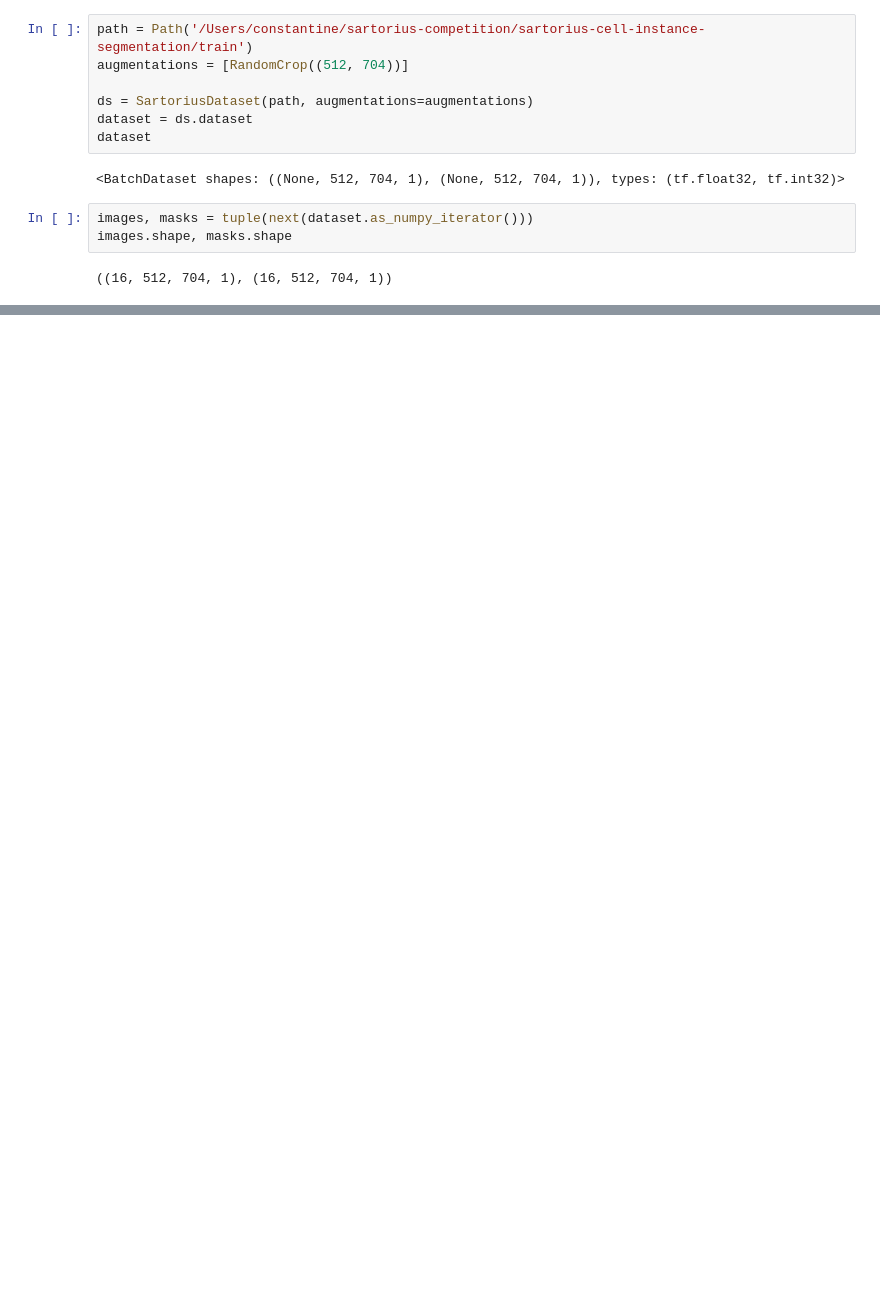
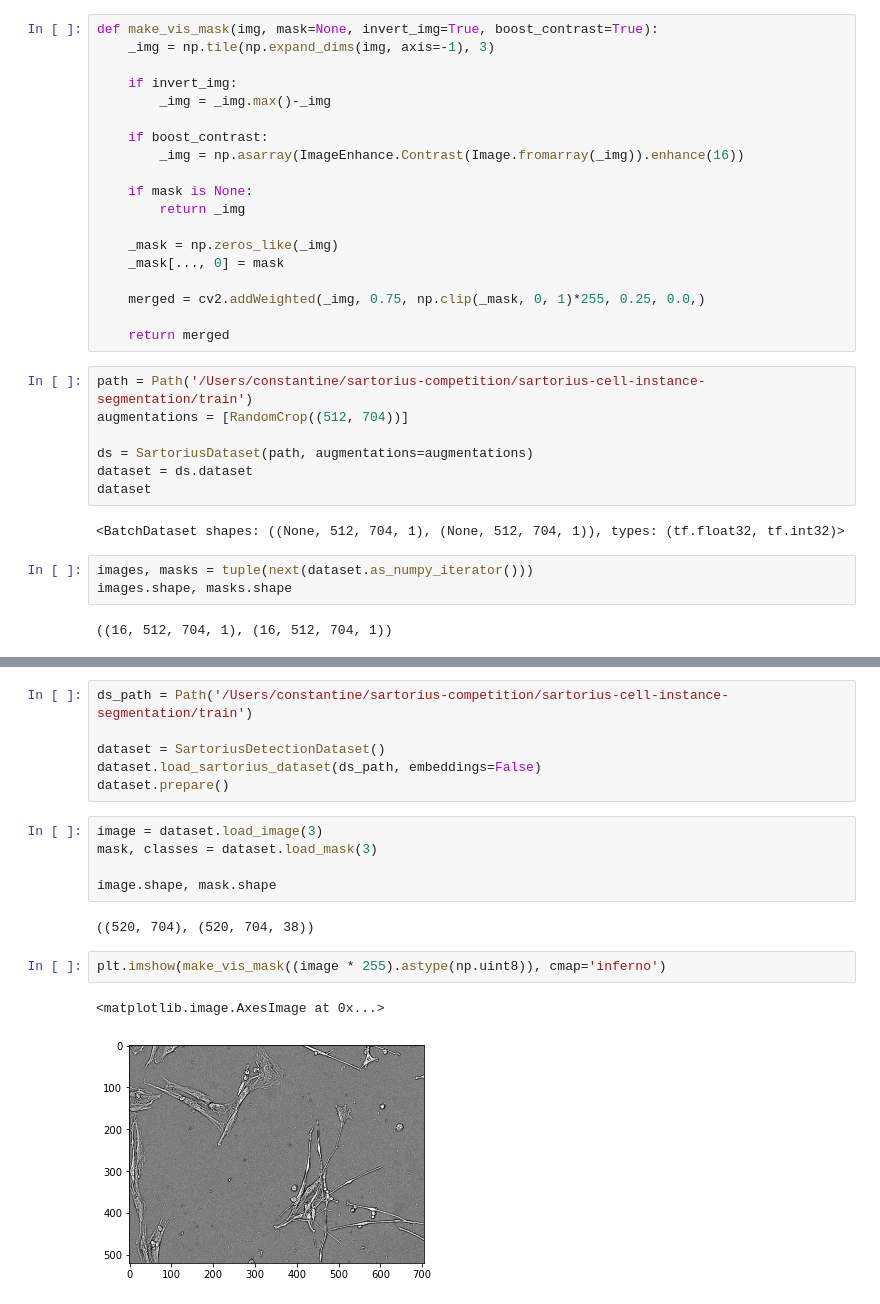
Before and after one commit to constantine7cd/sartorius-competition, a Jupyter notebook: notebooks/DatasetDraft.ipynb, the cells around one changed output, grey strips where cells are left out. Cells and saved outputs as stored; diff of their text form; blank space fills up the shorter version.

Commit message:
add (detection): rcnn detection pipeline

```diff
--- a/notebooks/DatasetDraft.ipynb
+++ b/notebooks/DatasetDraft.ipynb
@@ -14,3 +19,22 @@ from src.augmentations import RandomCrop
+# %%
+def make_vis_mask(img, mask=None, invert_img=True, boost_contrast=True):
+    _img = np.tile(np.expand_dims(img, axis=-1), 3)
+
+    if invert_img:
+        _img = _img.max()-_img
+
+    if boost_contrast:
+        _img = np.asarray(ImageEnhance.Contrast(Image.fromarray(_img)).enhance(16))
+
+    if mask is None:
+        return _img
+
+    _mask = np.zeros_like(_img)
+    _mask[..., 0] = mask
+
+    merged = cv2.addWeighted(_img, 0.75, np.clip(_mask, 0, 1)*255, 0.25, 0.0,)
+
+    return merged
 # %%
 path = Path('/Users/constantine/sartorius-competition/sartorius-cell-instance-segmentation/train')
 augmentations = [RandomCrop((512, 704))]
@@ -37,0 +111,18 @@ plt.imshow(masks[0])
+# %%
+ds_path = Path('/Users/constantine/sartorius-competition/sartorius-cell-instance-segmentation/train')
+
+dataset = SartoriusDetectionDataset()
+dataset.load_sartorius_dataset(ds_path, embeddings=False)
+dataset.prepare()
+# %%
+image = dataset.load_image(3)
+mask, classes = dataset.load_mask(3)
+
+image.shape, mask.shape
+# %% [output]
+((520, 704), (520, 704, 38))
+# %%
+plt.imshow(make_vis_mask((image * 255).astype(np.uint8)), cmap='inferno')
+# %% [output]
+<matplotlib.image.AxesImage at 0x...>
+[figure, added]
```
Also changed, not shown: parts of 7 cells of this notebook, 5 other files.
